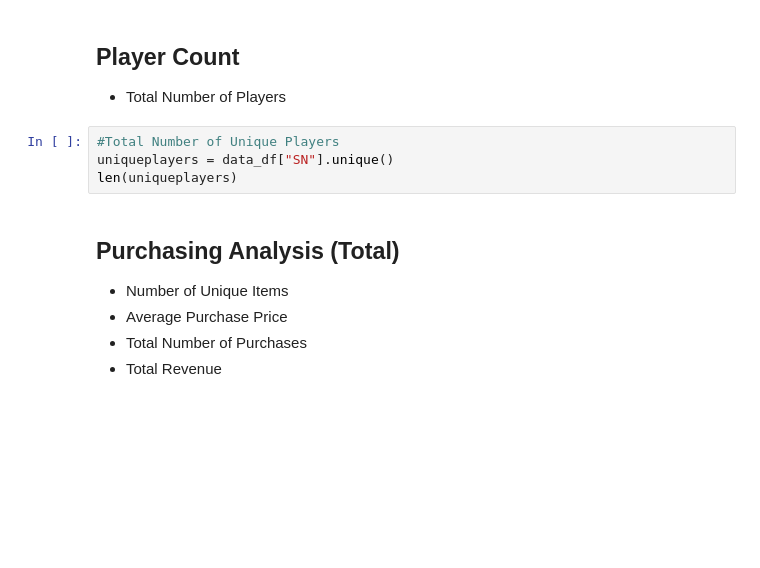
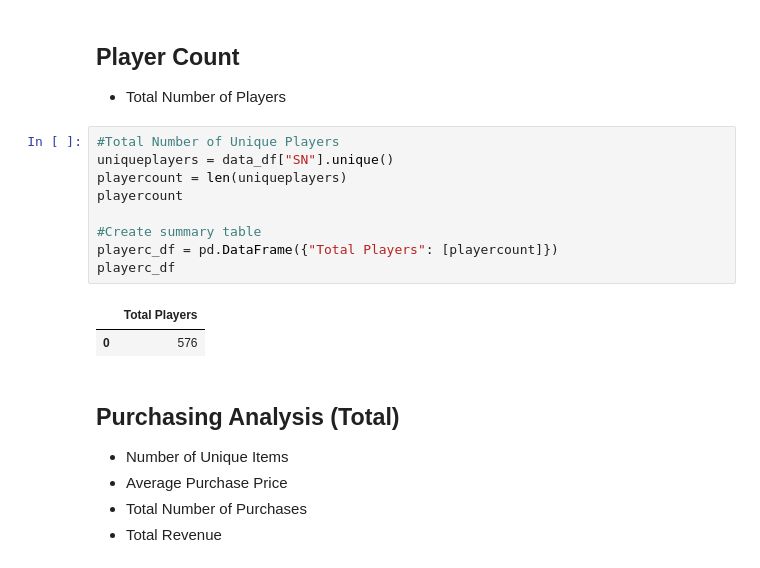
Before and after one commit to ashparra97/pandas-challenge, a Jupyter notebook: HeroesOfPymoli/heroesofpymoli code.ipynb, the cells around one changed output. Saved outputs shown, nothing was run; the diff lists cells and outputs as text; blank space fills up the shorter version.

```diff
--- a/HeroesOfPymoli/heroesofpymoli code.ipynb
+++ b/HeroesOfPymoli/heroesofpymoli code.ipynb
@@ -21,7 +27,15 @@ Index(['Purchase ID', 'SN', 'Age', 'Gender', 'Item ID', 'Item Name', 'Price',
 # %%
 #Total Number of Unique Players
 uniqueplayers = data_df["SN"].unique()
-len(uniqueplayers)
+playercount = len(uniqueplayers)
+playercount
+
+#Create summary table
+playerc_df = pd.DataFrame({"Total Players": [playercount]})
+playerc_df
+# %% [output]
+|  | Total Players |
+| 0 | 576 |
 # %% [markdown]
 ## Purchasing Analysis (Total)
 
```
Also changed, not shown: parts of 8 cells of this notebook.
